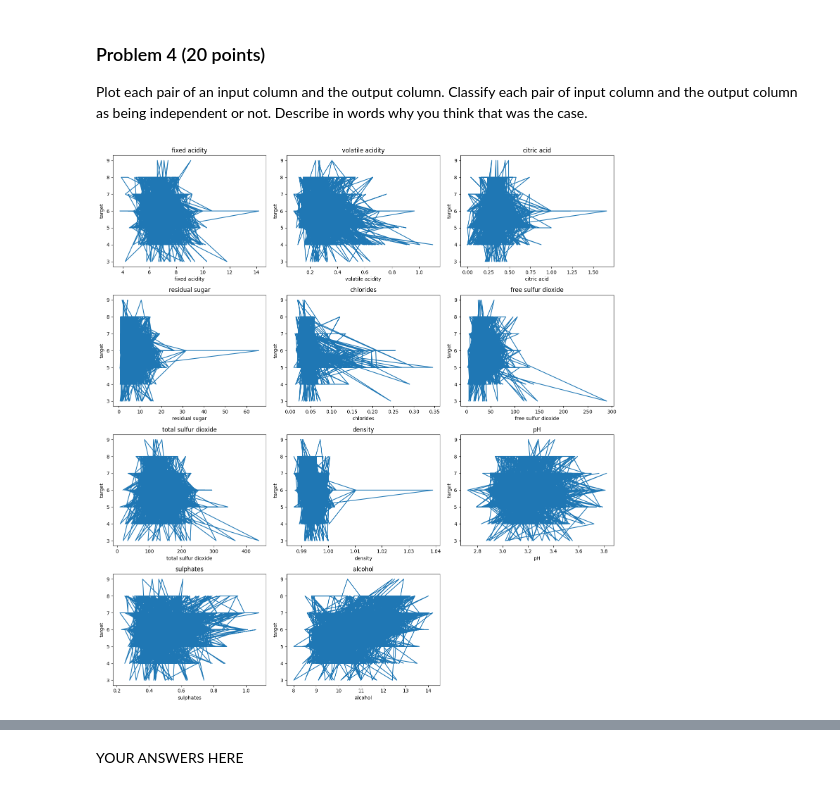
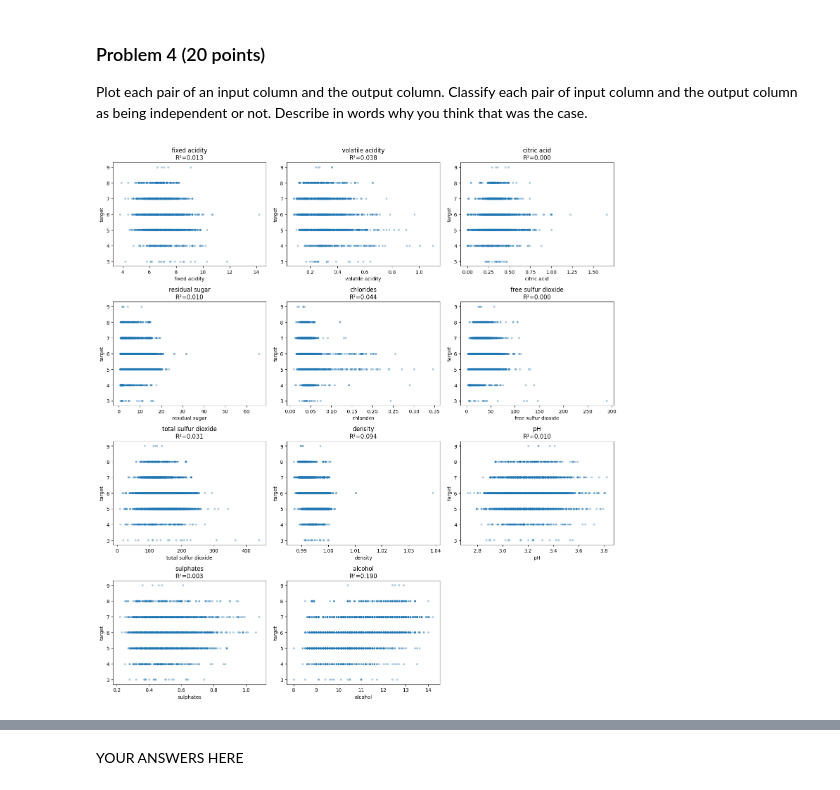
Before and after one commit to reynolkb-bu/dx601-final-project, a Jupyter notebook: project.ipynb, the cells around one changed output, grey strips where cells are left out. Saved outputs shown, nothing was run; the diff lists cells and outputs as text; code cells hidden in the pictures.

```diff
--- a/project.ipynb
+++ b/project.ipynb
@@ -264,31 +264,33 @@ Describe in words why you think that was the case.
 # %%
 # YOUR CODE HERE
 
+from sklearn.linear_model import LinearRegression
+
 cols = [c for c in white_wine_data.columns if c != "target"]
-target = white_wine_data["target"].values
 n_cols = 3
 n_rows = int(np.ceil(len(cols) / n_cols))
 
 fig, axes = plt.subplots(n_rows, n_cols, figsize=(15, 4 * n_rows))
 axes = axes.flatten()
 
 for i, col in enumerate(cols):
-    # Try to convert to numeric; drop NaNs
-    data = pd.to_numeric(white_wine_data[col], errors='coerce').dropna().values
-    if len(data) == 0:
-        continue  # skip empty or all-non-numeric columns
+    x = white_wine_data[col].values.reshape(-1, 1)
+    y = white_wine_data['target'].values
+
+    model = LinearRegression()
+    model.fit(x, y)
 
     ax = axes[i]
-    ax.plot(data, target)
-    ax.set_title(col)
+    ax.scatter(x, y, alpha=0.3, s=10)
+
+    ax.set_title(f"{col}\nR²={model.score(x, y):.3f}")
     ax.set_xlabel(col)
     ax.set_ylabel('target')
 
-# Hide unused subplots
 for j in range(i + 1, len(axes)):
     fig.delaxes(axes[j])
 
 plt.tight_layout()
 plt.show()
 # %% [output]
-[figure, old version]
+[figure, new version]
```
Also changed, not shown: parts of 8 cells of this notebook.
